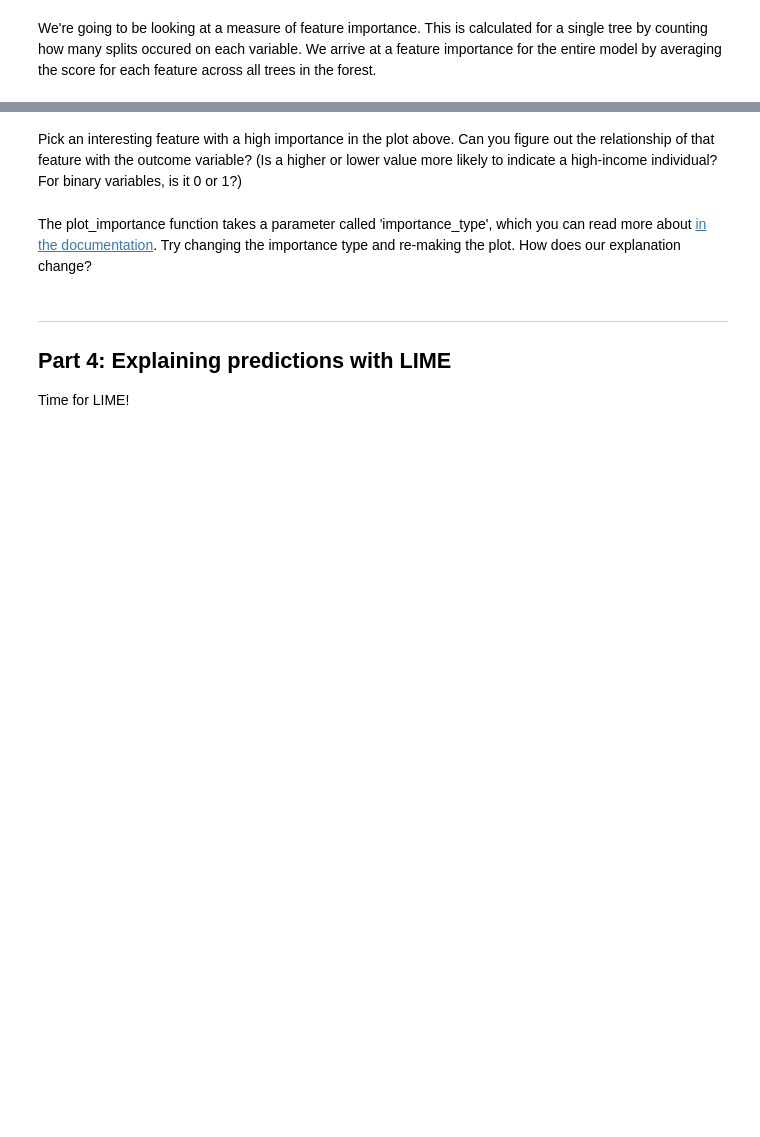
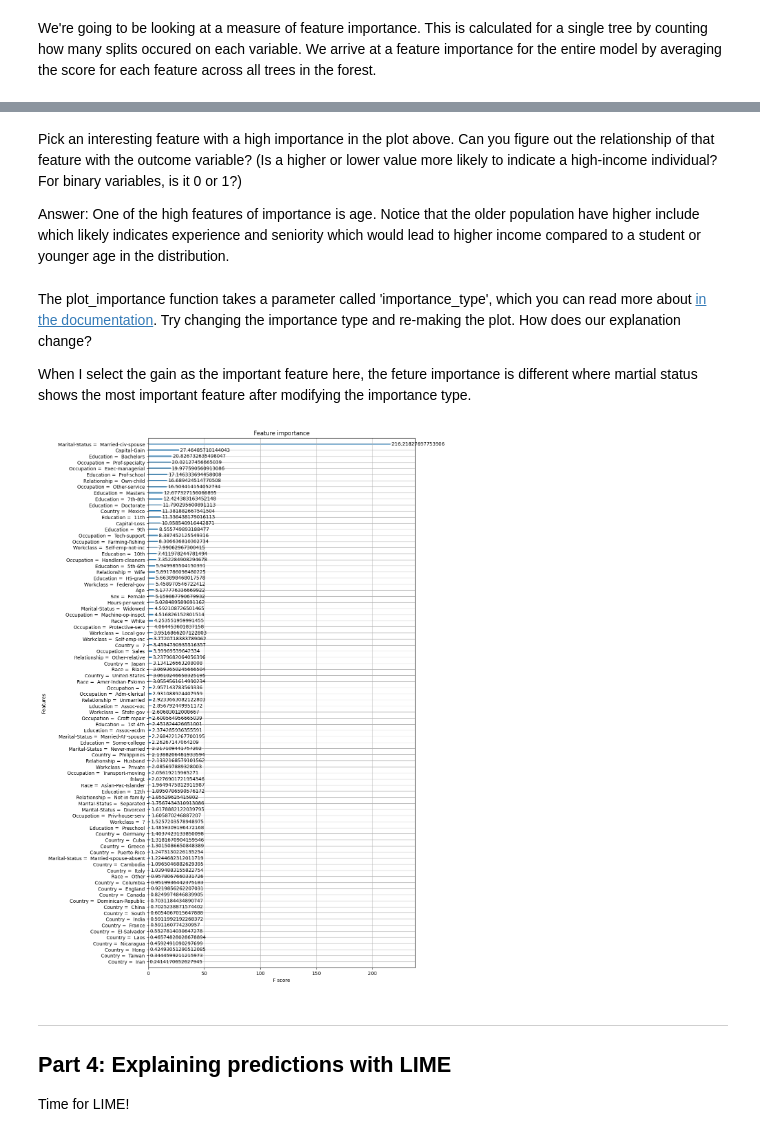
Before and after one commit to py1u/cs108, a Jupyter notebook: assignments/W24_STAT_CS108_Assignment3_updated.ipynb, the cells around one changed output, grey strips where cells are left out. Drawn from its saved outputs; the diff is of its cells as text; code cells hidden in the pictures; blank space fills up the shorter version.

```diff
--- a/assignments/W24_STAT_CS108_Assignment3_updated.ipynb
+++ b/assignments/W24_STAT_CS108_Assignment3_updated.ipynb
@@ -276,2 +263,4 @@ plot_importance(gbtree.get_booster())
 # %% [markdown]
 Pick an interesting feature with a high importance in the plot above. Can you figure out the relationship of that feature with the outcome variable? (Is a higher or lower value more likely to indicate a high-income individual? For binary variables, is it 0 or 1?)
+
+Answer: One of the high features of importance is age. Notice that the older population have higher include which likely indicates experience and seniority which would lead to higher income compared to a student or younger age in the distribution.
@@ -280,2 +272,4 @@ Pick an interesting feature with a high importance in the plot above. Can you fi
 # %% [markdown]
 The plot_importance function takes a parameter called 'importance_type', which you can read more about [in the documentation](https://xgboost.readthedocs.io/en/latest/python/python_api.html#module-xgboost.plotting). Try changing the importance type and re-making the plot. How does our explanation change?
+
+When I select the gain as the important feature here, the feture importance is different where martial status shows the most important feature after modifying the importance type.
@@ -284,3 +276,21 @@ The plot_importance function takes a parameter called 'importance_type', which y
+# %%
+import xgboost as xgb
+gbtree_features_orig = gbtree.get_booster().feature_names
+gbtree_features = []
+for cat_var in categorical_names:
+    cat_var_names = [feature_names[cat_var] +" = " + cat for cat in categorical_names[cat_var]]
+    gbtree_features.extend(cat_var_names)
+gbtree_features.extend([feature_names[i] for i in range(len(feature_names)) if i not in categorical_features])
+gbtree.get_booster().feature_names = gbtree_features
+
+
+importance_type = 'gain'
+
+plt.rcParams["figure.figsize"] = (10, 20)
+xgb.plot_importance(gbtree.get_booster(), importance_type=importance_type)
+plt.show()
+# %% [output]
+[figure, added]
 # %%
 # Replace the original feature names, which LIME will expect
 gbtree.get_booster().feature_names = gbtree_features_orig
```
Also changed, not shown: parts of 11 cells of this notebook.
